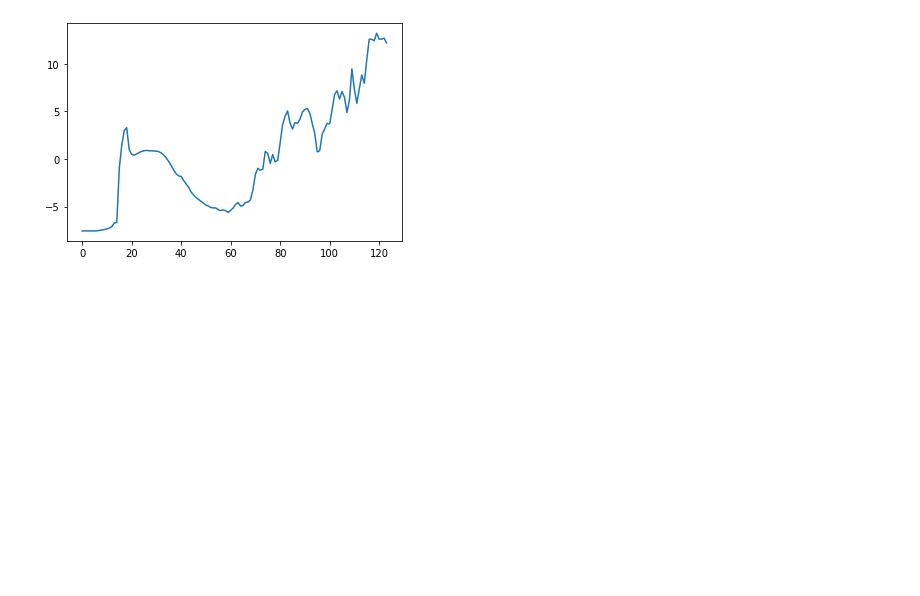
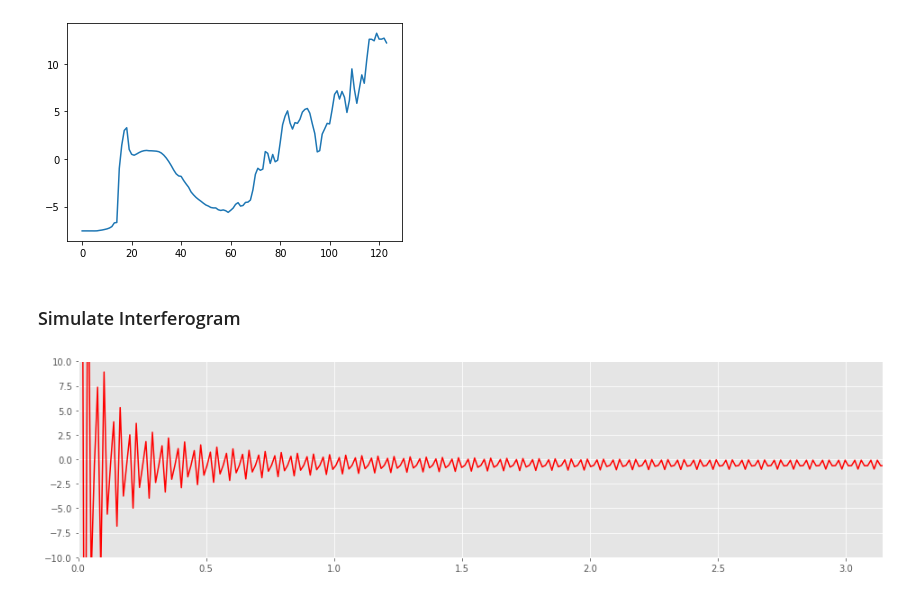
Before and after one commit to franckalbinet/spectrai, a Jupyter notebook: examples/_legacy/harmonic-analysis.ipynb, the cells around one changed output. Cells and saved outputs as stored; diff of their text form; code cells hidden in the pictures; blank space fills up the shorter version.

```diff
--- a/examples/_legacy/harmonic-analysis.ipynb
+++ b/examples/_legacy/harmonic-analysis.ipynb
@@ -314,3 +313,21 @@ plt.plot(coeffs[0])
 # %% [output]
 [<matplotlib.lines.Line2D at 0x...>]
 [figure]
+# %% [markdown]
+### Simulate Interferogram
+# %%
+NB_FREQ = 200
+x = np.linspace(0, 2*np.pi, 500)
+sigs = []
+
+for i in range(1, NB_FREQ):
+    sigs.append(np.cos(i*x))
+# %%
+with plt.style.context(('ggplot')):
+    fig, ax = plt.subplots(figsize=(16,4))
+    ax.set_xlim(0, np.pi)
+    ax.set_ylim(-10, 10)
+    #_ = ax.plot(x, np.c_[sigs].T, alpha=0.1, c='black')
+    _ = ax.plot(x, np.sum(np.c_[sigs], axis=0) , c='red')
+# %% [output]
+[figure, added]
```
Also changed, not shown: parts of 6 cells of this notebook, 21 other files.
